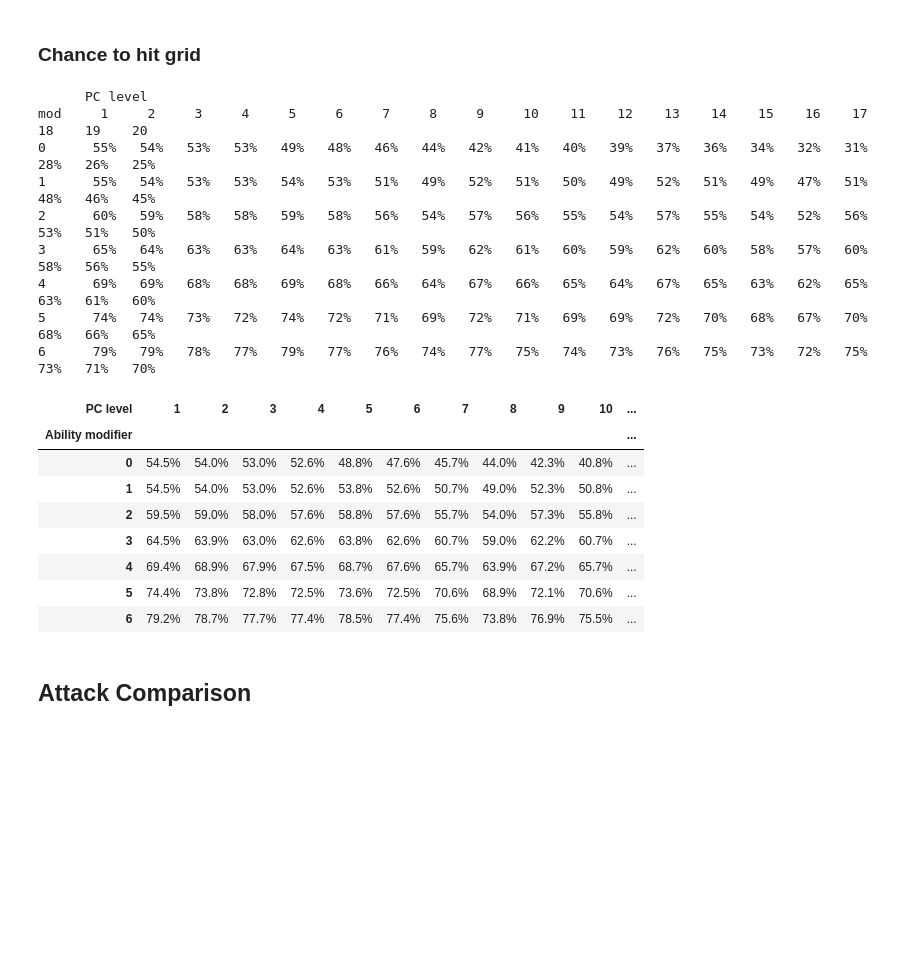
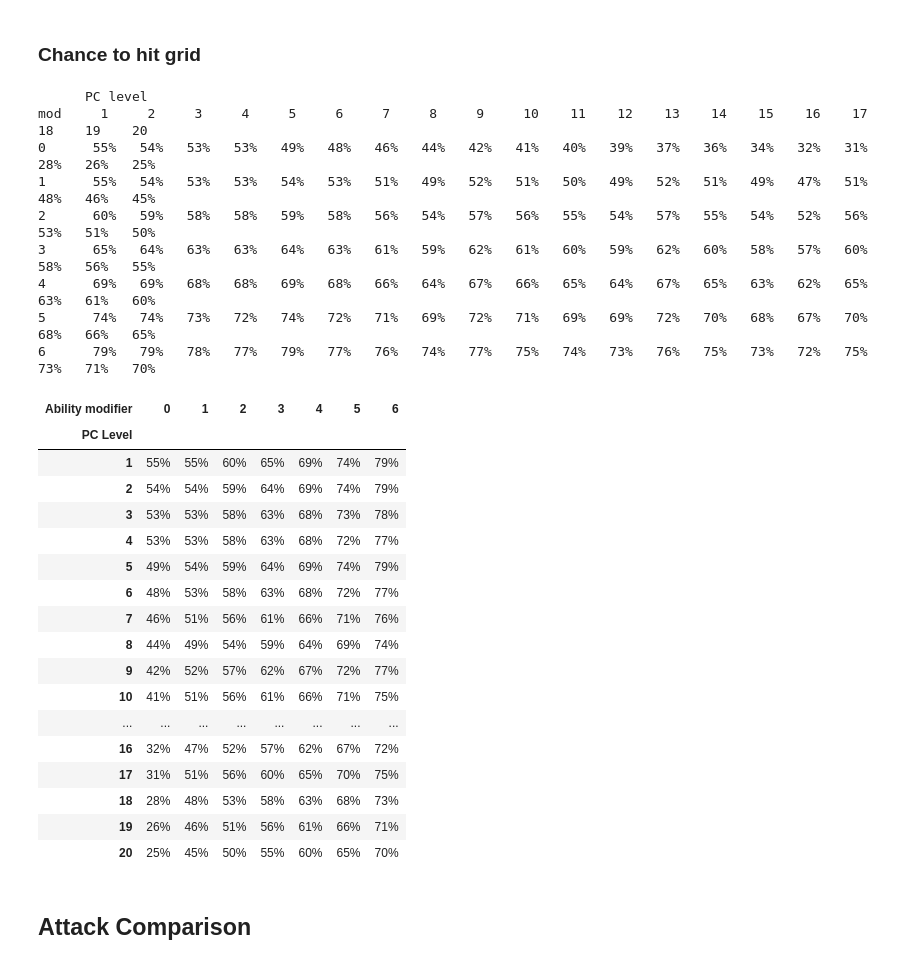
Before and after one commit to dyoung418/dnd_stats, a Jupyter notebook: dnd_dice_calcs.ipynb, the cells around one changed output. Cells and saved outputs as stored; diff of their text form; code cells hidden in the pictures; blank space fills up the shorter version.

```diff
--- a/dnd_dice_calcs.ipynb
+++ b/dnd_dice_calcs.ipynb
@@ -546,12 +546,12 @@ compare_odds_dist(
 def chance_to_hit_grid(abil_mods=[0,1,2,3,4,5,6],
                        lvls=[1,2,3,4,5,6,7,8,9,10,11,12,13,14,15,16,17,18,19,20],
                        adv='normal', print_table=True):
-    df = pd.DataFrame(np.zeros((len(abil_mods),len(lvls))),
-                       index=abil_mods,
-                       columns=lvls)
-    df = df.rename_axis("PC level", axis="columns")
-    df = df.rename_axis("Ability modifier", axis="index")
-    pd.set_option("display.float_format", lambda f: f"{f:0<4.1%}")
+    df = pd.DataFrame(np.zeros((len(lvls),len(abil_mods))),
+                       columns=abil_mods,
+                       index=lvls)
+    df = df.rename_axis("Ability modifier", axis="columns")
+    df = df.rename_axis("PC Level", axis="index")
+    pd.set_option("display.float_format", lambda f: f"{f:0.0%}")
     col_width = 6
     num_width = 4
     prec = 0
@@ -559,45 +559,59 @@ def chance_to_hit_grid(abil_mods=[0,1,2,3,4,5,6],
         # print x axis label
         print(f"{'': >{col_width}}{'PC level'}")
         # print column header
         print(f"{'mod': <{col_width}}", end='')
         for lvl in lvls:
             print(f"{lvl: ^{col_width}}", end='')
         print('')
     # print one row for each attack modifier
     for a_mod in abil_mods:
         if(print_table):
             # row label first
             print(f"{a_mod: <{col_width}}", end='')
         for lvl in lvls:
             cth = chance_to_hit(abil_mod=a_mod, pc_lvl=lvl, adv=adv)
-            df.loc[a_mod,lvl] = cth
+            df.loc[lvl,a_mod] = cth
             if(print_table):
                 print(f"{cth:{num_width}.{prec}%}{'': <{col_width-num_width}}", end='')
         if(print_table):
             print('')
     return df
 
-_ = chance_to_hit_grid(print_table=True)
-_
+norm = chance_to_hit_grid(adv='normal', print_table=True)
+norm.to_csv('chance_to_hit_norm.csv')
+adv = chance_to_hit_grid(adv='adv', print_table=False)
+adv.to_csv('chance_to_hit_adv.csv')
+disadv = chance_to_hit_grid(adv='disadv', print_table=False)
+disadv.to_csv('chance_to_hit_disadv.csv')
+norm
 # %% [output]
       PC level
 mod     1     2     3     4     5     6     7     8     9     10    11    12    13    14    15    16    17    18    19    20
 0      55%   54%   53%   53%   49%   48%   46%   44%   42%   41%   40%   39%   37%   36%   34%   32%   31%   28%   26%   25%
 1      55%   54%   53%   53%   54%   53%   51%   49%   52%   51%   50%   49%   52%   51%   49%   47%   51%   48%   46%   45%
 2      60%   59%   58%   58%   59%   58%   56%   54%   57%   56%   55%   54%   57%   55%   54%   52%   56%   53%   51%   50%
 3      65%   64%   63%   63%   64%   63%   61%   59%   62%   61%   60%   59%   62%   60%   58%   57%   60%   58%   56%   55%
 4      69%   69%   68%   68%   69%   68%   66%   64%   67%   66%   65%   64%   67%   65%   63%   62%   65%   63%   61%   60%
 5      74%   74%   73%   72%   74%   72%   71%   69%   72%   71%   69%   69%   72%   70%   68%   67%   70%   68%   66%   65%
 6      79%   79%   78%   77%   79%   77%   76%   74%   77%   75%   74%   73%   76%   75%   73%   72%   75%   73%   71%   70%
-| PC level | 1 | 2 | 3 | 4 | 5 | 6 | 7 | 8 | 9 | 10 | ... |
-| Ability modifier |  |  |  |  |  |  |  |  |  |  | ... |
-| 0 | 54.5% | 54.0% | 53.0% | 52.6% | 48.8% | 47.6% | 45.7% | 44.0% | 42.3% | 40.8% | ... |
-| 1 | 54.5% | 54.0% | 53.0% | 52.6% | 53.8% | 52.6% | 50.7% | 49.0% | 52.3% | 50.8% | ... |
-| 2 | 59.5% | 59.0% | 58.0% | 57.6% | 58.8% | 57.6% | 55.7% | 54.0% | 57.3% | 55.8% | ... |
-| 3 | 64.5% | 63.9% | 63.0% | 62.6% | 63.8% | 62.6% | 60.7% | 59.0% | 62.2% | 60.7% | ... |
-| 4 | 69.4% | 68.9% | 67.9% | 67.5% | 68.7% | 67.6% | 65.7% | 63.9% | 67.2% | 65.7% | ... |
-| 5 | 74.4% | 73.8% | 72.8% | 72.5% | 73.6% | 72.5% | 70.6% | 68.9% | 72.1% | 70.6% | ... |
-| 6 | 79.2% | 78.7% | 77.7% | 77.4% | 78.5% | 77.4% | 75.6% | 73.8% | 76.9% | 75.5% | ... |
+| Ability modifier | 0 | 1 | 2 | 3 | 4 | 5 | 6 |
+| PC Level |  |  |  |  |  |  |  |
+| 1 | 55% | 55% | 60% | 65% | 69% | 74% | 79% |
+| 2 | 54% | 54% | 59% | 64% | 69% | 74% | 79% |
+| 3 | 53% | 53% | 58% | 63% | 68% | 73% | 78% |
+| 4 | 53% | 53% | 58% | 63% | 68% | 72% | 77% |
+| 5 | 49% | 54% | 59% | 64% | 69% | 74% | 79% |
+| 6 | 48% | 53% | 58% | 63% | 68% | 72% | 77% |
+| 7 | 46% | 51% | 56% | 61% | 66% | 71% | 76% |
+| 8 | 44% | 49% | 54% | 59% | 64% | 69% | 74% |
+| 9 | 42% | 52% | 57% | 62% | 67% | 72% | 77% |
+| 10 | 41% | 51% | 56% | 61% | 66% | 71% | 75% |
+| ... | ... | ... | ... | ... | ... | ... | ... |
+| 16 | 32% | 47% | 52% | 57% | 62% | 67% | 72% |
+| 17 | 31% | 51% | 56% | 60% | 65% | 70% | 75% |
+| 18 | 28% | 48% | 53% | 58% | 63% | 68% | 73% |
+| 19 | 26% | 46% | 51% | 56% | 61% | 66% | 71% |
+| 20 | 25% | 45% | 50% | 55% | 60% | 65% | 70% |
 # %% [markdown]
 ## Attack Comparison
 # %%
```
Also changed, not shown: parts of 7 cells of this notebook, 1 other file.
